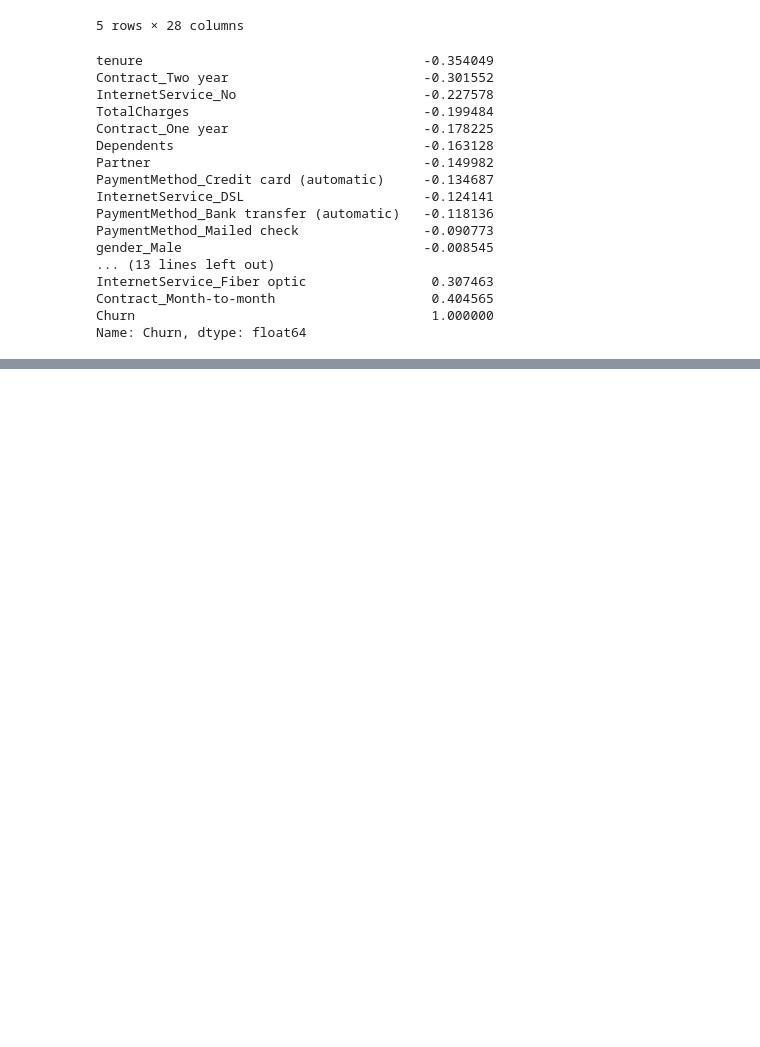
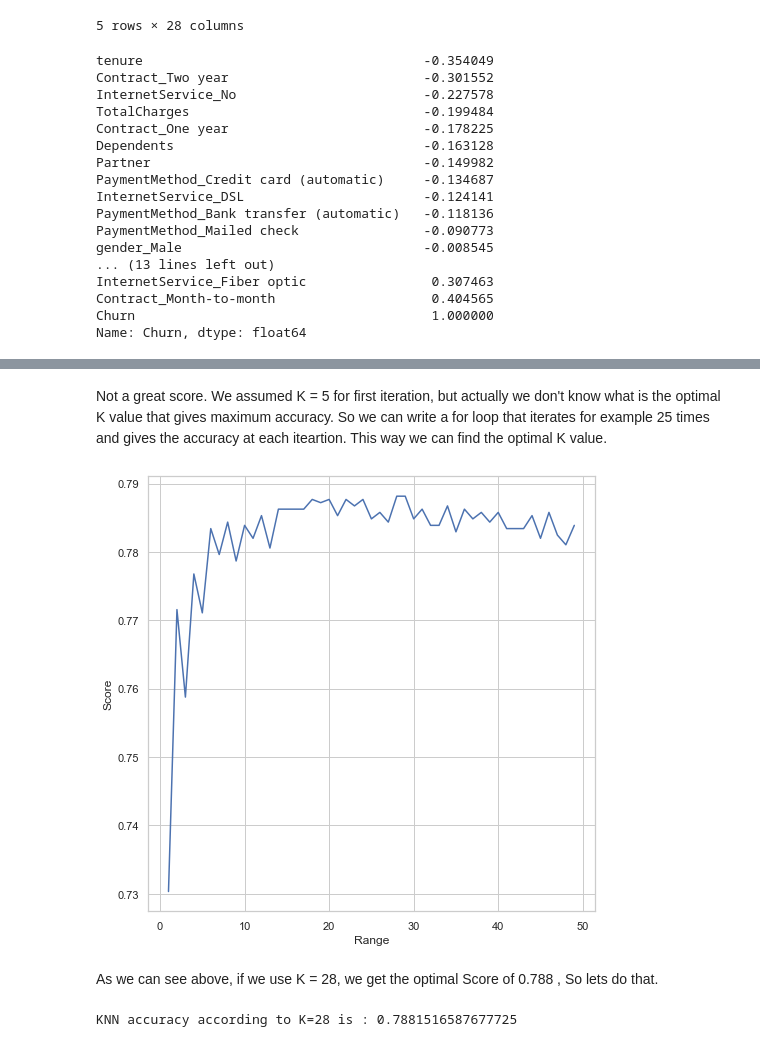
Before and after one commit to ShauliTaragin/ML-Sem1-Assignment, a Jupyter notebook: Classification task.ipynb, the cells around one changed output, grey strips where cells are left out. Drawn from its saved outputs; the diff is of its cells as text; code cells hidden in the pictures; blank space fills up the shorter version.

```diff
--- a/Classification task.ipynb
+++ b/Classification task.ipynb
@@ -259,0 +324,25 @@ Name: Churn, dtype: float64
+# %% [markdown]
+Not a great score. We assumed K = 5 for first iteration, but actually we don't know what is the optimal K value that gives maximum accuracy. So we can write a for loop that iterates for example 25 times and gives the accuracy at each iteartion. This way we can find the optimal K value.
+# %%
+score_array = []
+for each in range(1,50):
+    knn_loop = KNeighborsClassifier(n_neighbors = each)
+    knn_loop.fit(X_train,y_train)
+    score_array.append(knn_loop.score(X_test,y_test))
+
+plt.plot(range(1,50),score_array)
+plt.xlabel("Range")
+plt.ylabel("Score")
+plt.show()
+# %% [output]
+[figure, added]
+# %% [markdown]
+As we can see above, if we use K = 28, we get the optimal Score of 0.788 ,  So lets do that.
+# %%
+knn_model = KNeighborsClassifier(n_neighbors = 28) #set K neighbor as 11
+knn_model.fit(X_train,y_train)
+predicted_y = knn_model.predict(X_test)
+accuracy_knn = knn_model.score(X_test,y_test)
+print("KNN accuracy according to K=28 is :",accuracy_knn)
+# %% [output]
+KNN accuracy according to K=28 is : 0.7881516587677725
```
Also changed, not shown: parts of 23 cells of this notebook.
